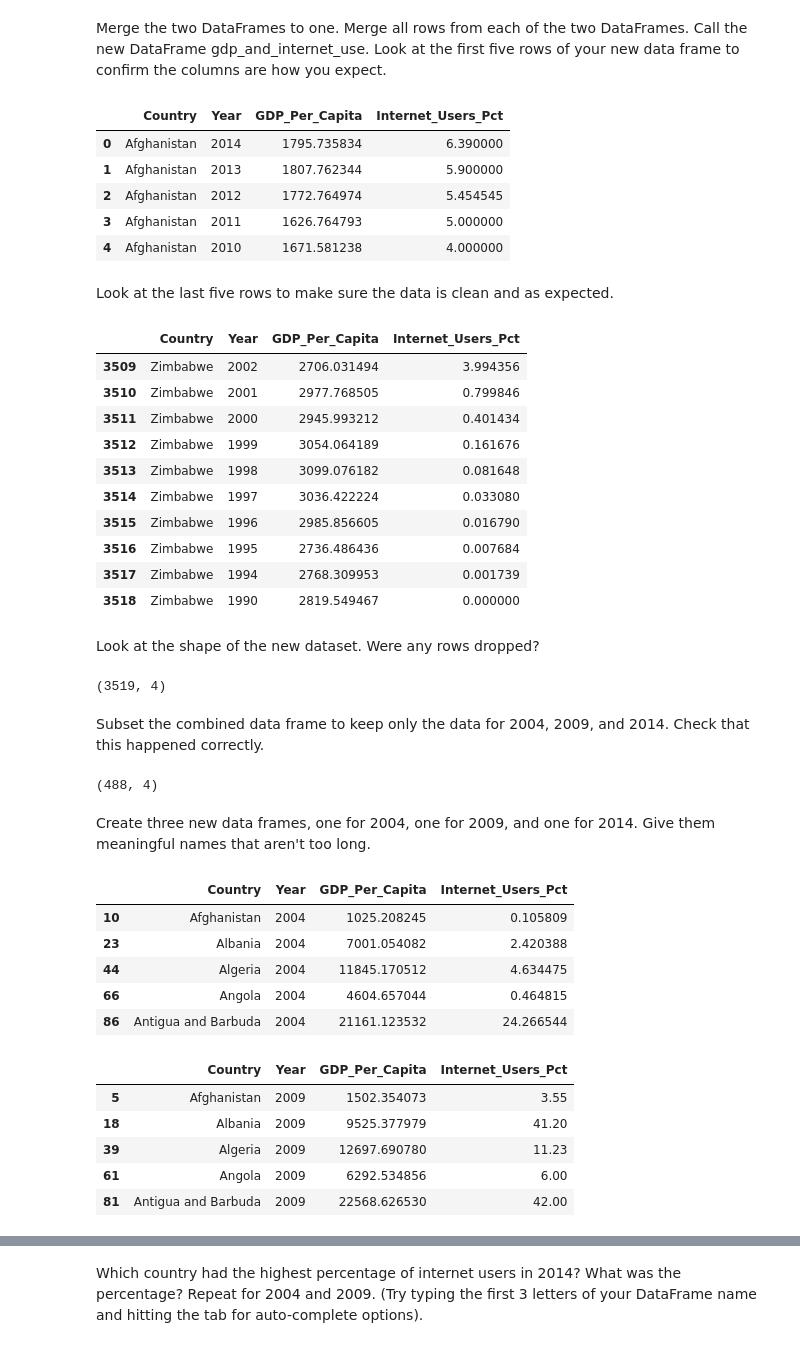
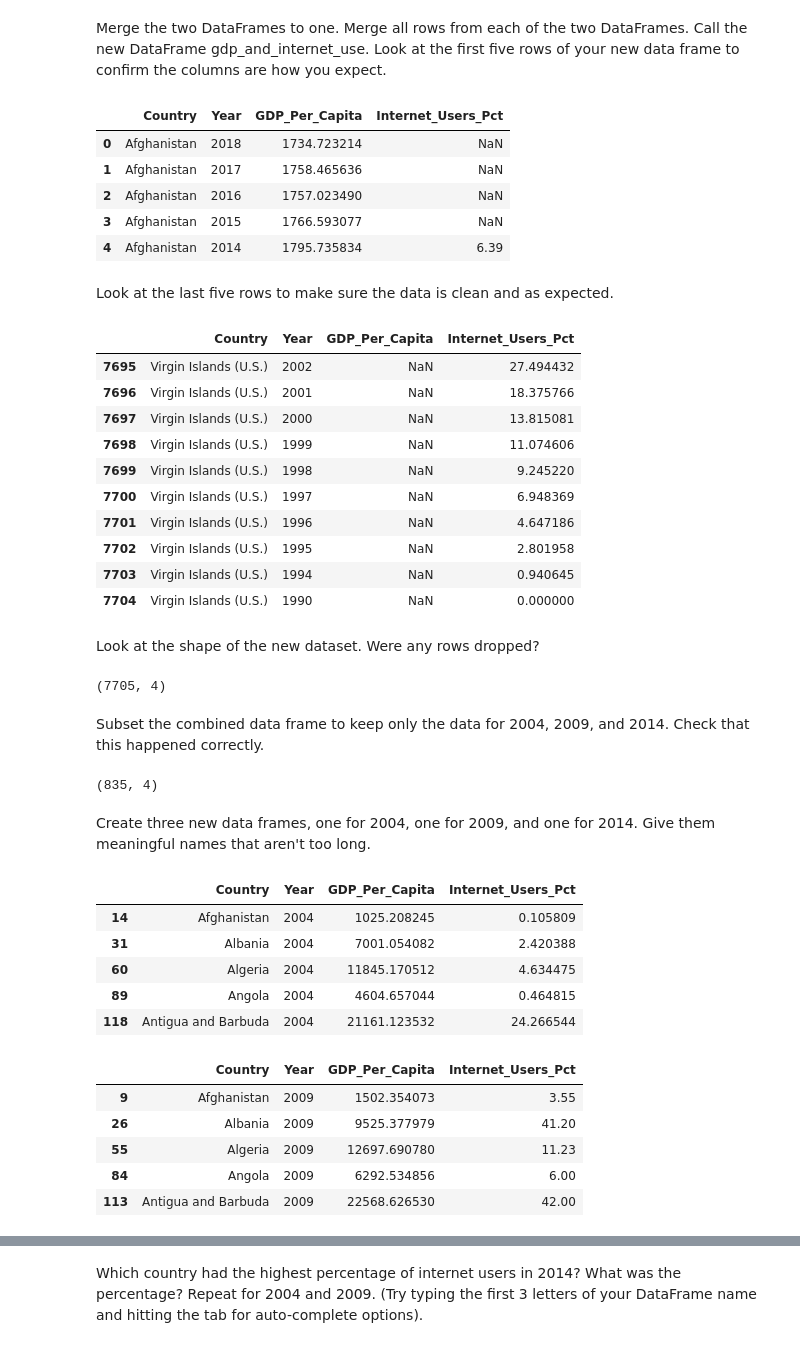
Before and after one commit to annrinTN/gdp-and-internet-usage-annrinTN, a Jupyter notebook: notebooks/GDP_and_Internet_data.ipynb, the cells around one changed output, grey strips where cells are left out. Saved outputs shown, nothing was run; the diff lists cells and outputs as text; code cells hidden in the pictures.

```diff
--- a/notebooks/GDP_and_Internet_data.ipynb
+++ b/notebooks/GDP_and_Internet_data.ipynb
@@ -148,44 +148,44 @@ Merge the two DataFrames to one. Merge all rows from each of the two DataFrames.
 Call the new DataFrame gdp_and_internet_use.
 Look at the first five rows of your new data frame to confirm the columns are how you expect.
 # %%
-gdp_and_internet_use = pd.merge(gdp_df, internet_df, on=['Country','Year'],how='inner')
+gdp_and_internet_use = pd.merge(gdp_df, internet_df, on=['Country','Year'],how='outer')
 gdp_and_internet_use.head()
 # %% [output]
 |  | Country | Year | GDP_Per_Capita | Internet_Users_Pct |
-| 0 | Afghanistan | 2014 | 1795.735834 | 6.390000 |
-| 1 | Afghanistan | 2013 | 1807.762344 | 5.900000 |
-| 2 | Afghanistan | 2012 | 1772.764974 | 5.454545 |
-| 3 | Afghanistan | 2011 | 1626.764793 | 5.000000 |
-| 4 | Afghanistan | 2010 | 1671.581238 | 4.000000 |
+| 0 | Afghanistan | 2018 | 1734.723214 | NaN |
+| 1 | Afghanistan | 2017 | 1758.465636 | NaN |
+| 2 | Afghanistan | 2016 | 1757.023490 | NaN |
+| 3 | Afghanistan | 2015 | 1766.593077 | NaN |
+| 4 | Afghanistan | 2014 | 1795.735834 | 6.39 |
 # %% [markdown]
 Look at the last five rows to make sure the data is clean and as expected.
 # %%
 gdp_and_internet_use.tail(10)
 # %% [output]
 |  | Country | Year | GDP_Per_Capita | Internet_Users_Pct |
-| 3509 | Zimbabwe | 2002 | 2706.031494 | 3.994356 |
-| 3510 | Zimbabwe | 2001 | 2977.768505 | 0.799846 |
-| 3511 | Zimbabwe | 2000 | 2945.993212 | 0.401434 |
-| 3512 | Zimbabwe | 1999 | 3054.064189 | 0.161676 |
-| 3513 | Zimbabwe | 1998 | 3099.076182 | 0.081648 |
-| 3514 | Zimbabwe | 1997 | 3036.422224 | 0.033080 |
-| 3515 | Zimbabwe | 1996 | 2985.856605 | 0.016790 |
-| 3516 | Zimbabwe | 1995 | 2736.486436 | 0.007684 |
-| 3517 | Zimbabwe | 1994 | 2768.309953 | 0.001739 |
-| 3518 | Zimbabwe | 1990 | 2819.549467 | 0.000000 |
+| 7695 | Virgin Islands (U.S.) | 2002 | NaN | 27.494432 |
+| 7696 | Virgin Islands (U.S.) | 2001 | NaN | 18.375766 |
+| 7697 | Virgin Islands (U.S.) | 2000 | NaN | 13.815081 |
+| 7698 | Virgin Islands (U.S.) | 1999 | NaN | 11.074606 |
+| 7699 | Virgin Islands (U.S.) | 1998 | NaN | 9.245220 |
+| 7700 | Virgin Islands (U.S.) | 1997 | NaN | 6.948369 |
+| 7701 | Virgin Islands (U.S.) | 1996 | NaN | 4.647186 |
+| 7702 | Virgin Islands (U.S.) | 1995 | NaN | 2.801958 |
+| 7703 | Virgin Islands (U.S.) | 1994 | NaN | 0.940645 |
+| 7704 | Virgin Islands (U.S.) | 1990 | NaN | 0.000000 |
 # %% [markdown]
 Look at the shape of the new dataset. Were any rows dropped?
 # %%
 gdp_and_internet_use.shape
 # %% [output]
-(3519, 4)
+(7705, 4)
 # %% [markdown]
 Subset the combined data frame to keep only the data for 2004, 2009, and 2014. Check that this happened correctly.
 # %%
 subset = gdp_and_internet_use[gdp_and_internet_use["Year"].isin([2004, 2009, 2014])]
 subset.shape
 # %% [output]
-(488, 4)
+(835, 4)
 # %% [markdown]
 Create three new data frames, one for 2004, one for 2009, and one for 2014.
 Give them meaningful names that aren't too long.
@@ -194,21 +194,21 @@ gdp_internet_2004 = gdp_and_internet_use[gdp_and_internet_use["Year"].isin([2004
 gdp_internet_2004.head()
 # %% [output]
 |  | Country | Year | GDP_Per_Capita | Internet_Users_Pct |
-| 10 | Afghanistan | 2004 | 1025.208245 | 0.105809 |
-| 23 | Albania | 2004 | 7001.054082 | 2.420388 |
-| 44 | Algeria | 2004 | 11845.170512 | 4.634475 |
-| 66 | Angola | 2004 | 4604.657044 | 0.464815 |
-| 86 | Antigua and Barbuda | 2004 | 21161.123532 | 24.266544 |
+| 14 | Afghanistan | 2004 | 1025.208245 | 0.105809 |
+| 31 | Albania | 2004 | 7001.054082 | 2.420388 |
+| 60 | Algeria | 2004 | 11845.170512 | 4.634475 |
+| 89 | Angola | 2004 | 4604.657044 | 0.464815 |
+| 118 | Antigua and Barbuda | 2004 | 21161.123532 | 24.266544 |
 # %%
 gdp_internet_2009 = gdp_and_internet_use[gdp_and_internet_use["Year"].isin([2009])]
 gdp_internet_2009.head()
 # %% [output]
 |  | Country | Year | GDP_Per_Capita | Internet_Users_Pct |
-| 5 | Afghanistan | 2009 | 1502.354073 | 3.55 |
-| 18 | Albania | 2009 | 9525.377979 | 41.20 |
-| 39 | Algeria | 2009 | 12697.690780 | 11.23 |
-| 61 | Angola | 2009 | 6292.534856 | 6.00 |
-| 81 | Antigua and Barbuda | 2009 | 22568.626530 | 42.00 |
+| 9 | Afghanistan | 2009 | 1502.354073 | 3.55 |
+| 26 | Albania | 2009 | 9525.377979 | 41.20 |
+| 55 | Algeria | 2009 | 12697.690780 | 11.23 |
+| 84 | Angola | 2009 | 6292.534856 | 6.00 |
+| 113 | Antigua and Barbuda | 2009 | 22568.626530 | 42.00 |
 # %%
 gdp_internet_2014 = gdp_and_internet_use[gdp_and_internet_use["Year"].isin([2014])]
 gdp_internet_2014.head()
```
Also changed, not shown: parts of 18 cells of this notebook.
